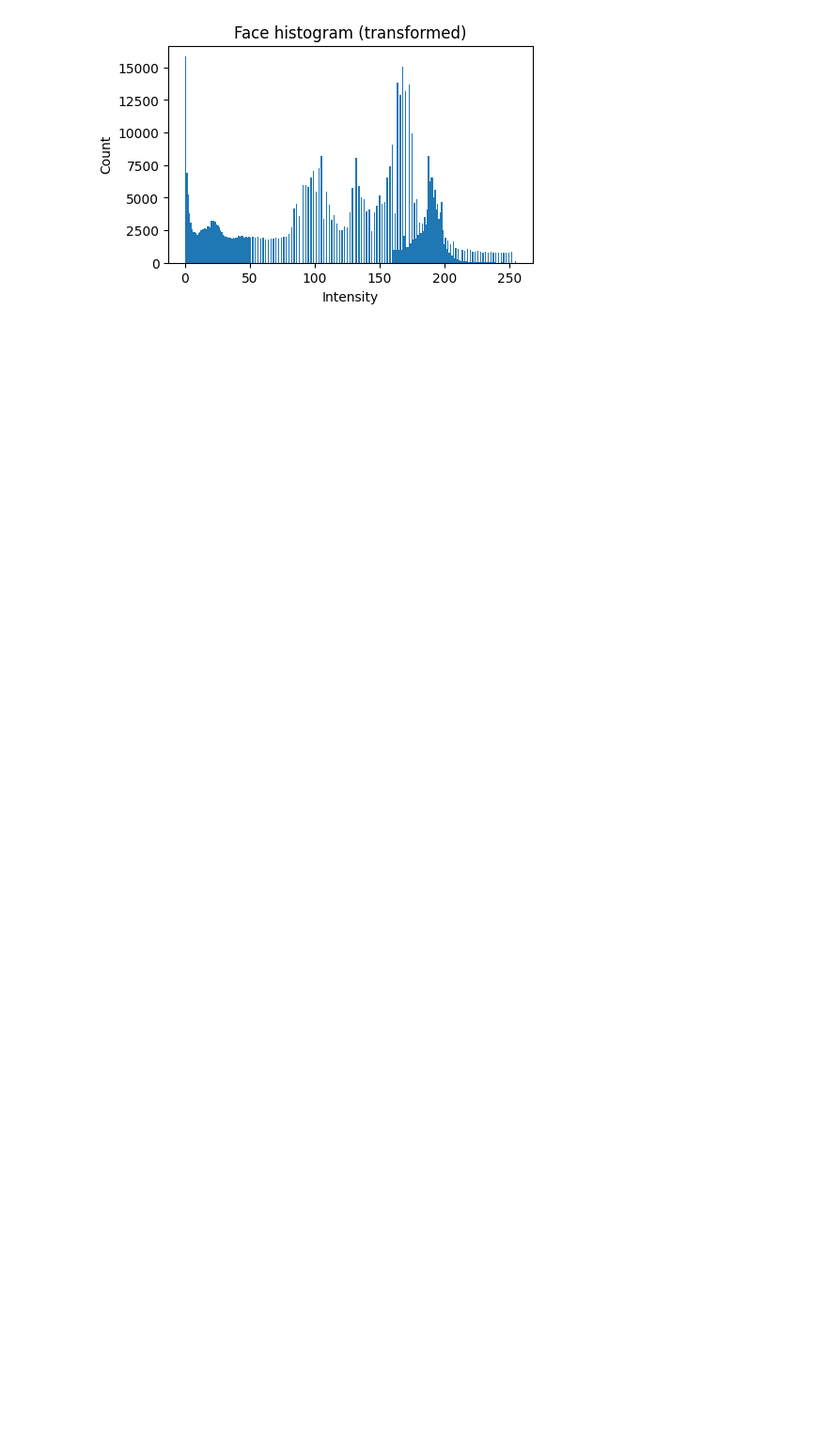
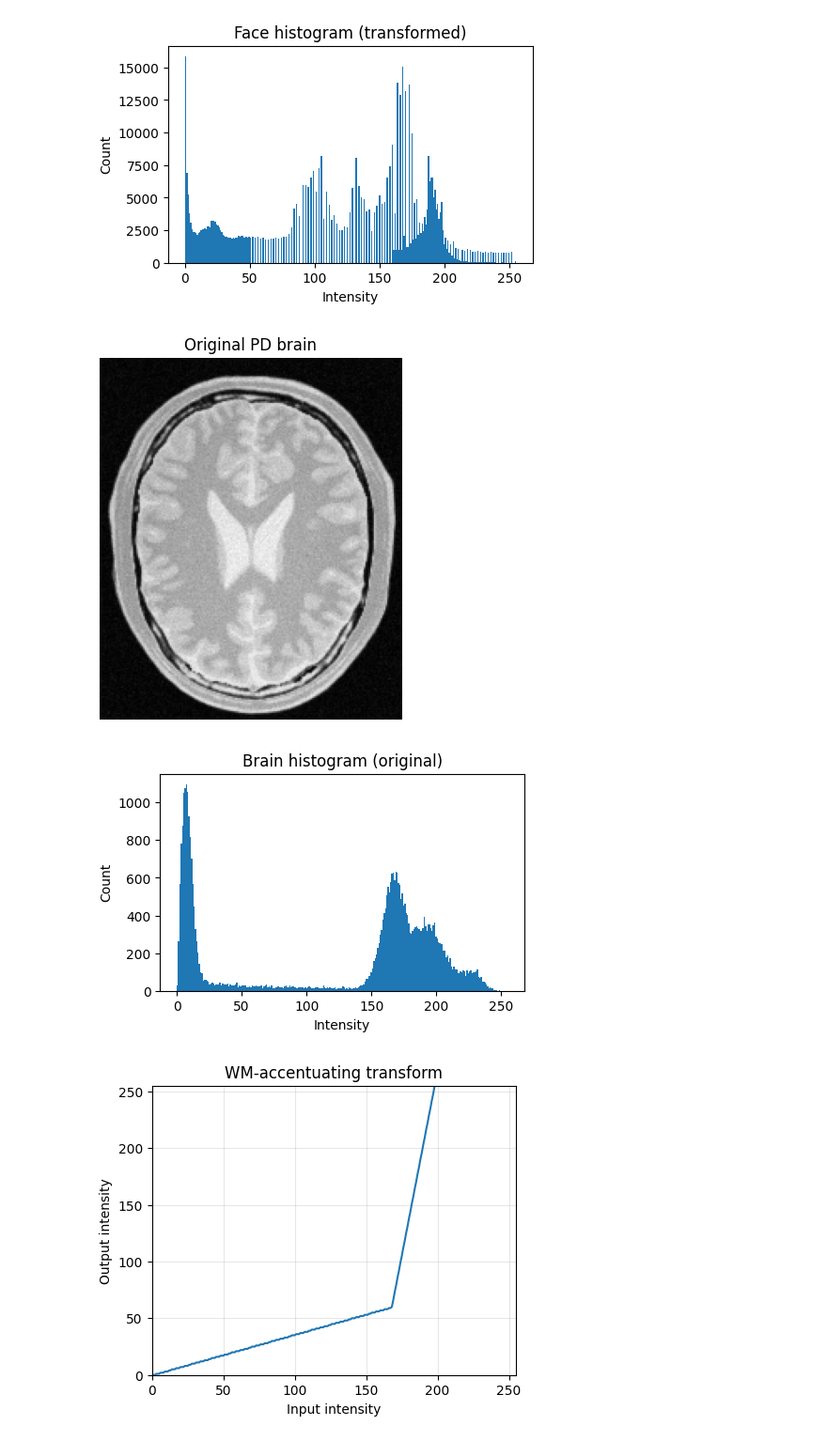
Before and after one commit to akilawickey/IT-5437, a Jupyter notebook: Assignment1_IT5437.ipynb, the cells around one changed output. Shown at 94% size. Drawn from its saved outputs; the diff is of its cells as text; code cells hidden in the pictures; blank space fills up the shorter version.

```diff
--- a/Assignment1_IT5437.ipynb
+++ b/Assignment1_IT5437.ipynb
@@ -96,3 +96,45 @@ show_hist(face_t, "Face histogram (transformed)")
 [figure]
 [figure]
 [figure]
+# %%
+#Q2
+
+brain_path = "/content/drive/MyDrive/cv images/brain_proton_density_slice.png"
+brain = imread_gray(brain_path)
+show_img("Original PD brain", brain)
+show_hist(brain, "Brain histogram (original)")
+
+# --- derive windows from percentiles (tweak if needed) ---
+p = np.percentile(brain, [10, 25, 40, 55, 70, 85, 95])
+p10, p25, p40, p55, p70, p85, p95 = p
+
+G1, G2 = p40, p70   # gray-matter window ~ mid intensities
+W1, W2 = p55, p85   # white-matter window ~ higher mids
+
+# ---- White matter accentuating mapping ----
+# strong emphasis between [W1,W2], compress below
+wm_points = [(0, 0), (int(W1), 60), (int(W2), 255), (255, 255)]
+lut_wm = piecewise_lut(wm_points)
+
+# ---- Gray matter accentuating mapping ----
+# strong emphasis between [G1,G2], compress outside
+gm_points = [(0, 0), (int(G1), 40), (int(G2), 255), (255, 255)]
+lut_gm = piecewise_lut(gm_points)
+
+# Plot mappings
+show_mapping(lut_wm, "White matter accentuating transform")
+show_mapping(lut_gm, "Gray matter accentuating transform")
+
+# Apply
+brain_wm = apply_lut(brain, lut_wm)
+brain_gm = apply_lut(brain, lut_gm)
+
+# results
+show_img("Brain (WM accentuated)", brain_wm)
+show_hist(brain_wm, "Histogram (WM accentuated)")
+show_img("Brain (GM accentuated)", brain_gm)
+show_hist(brain_gm, "Histogram (GM accentuated)")
+# %% [output]
+[figure, added]
+[figure, added]
+[figure, added]
```
Also changed, not shown: parts of 1 cell of this notebook.
